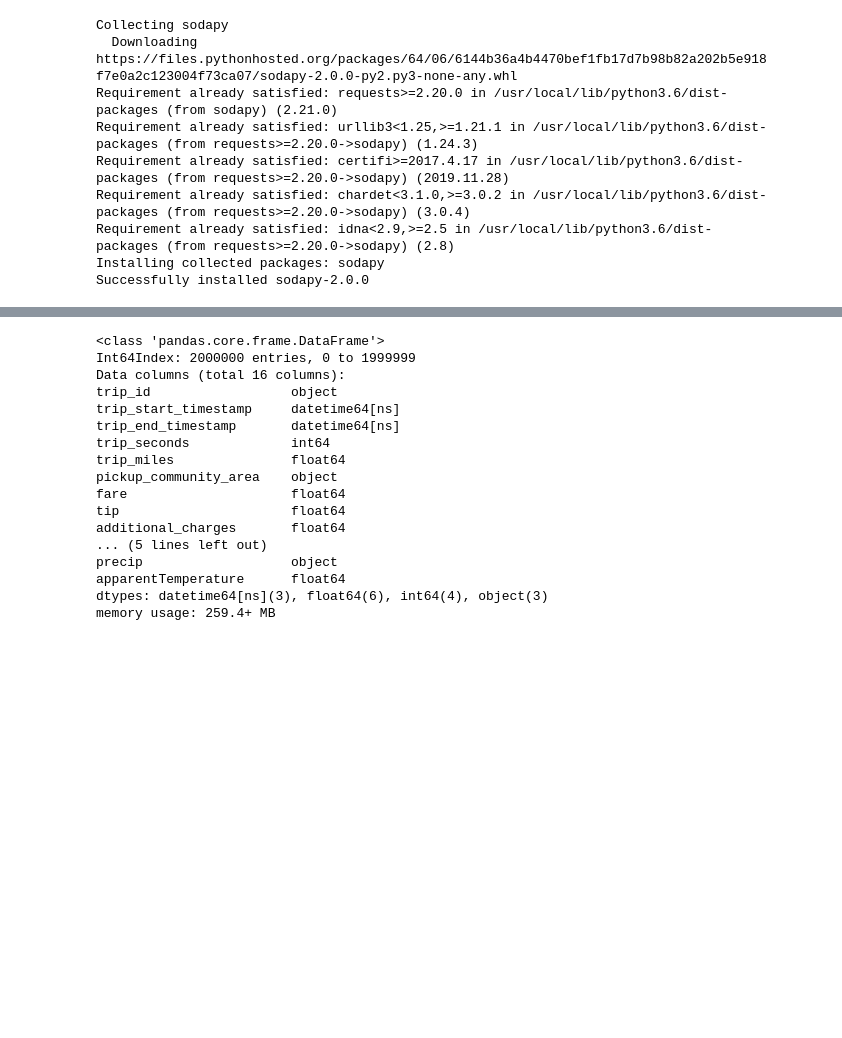
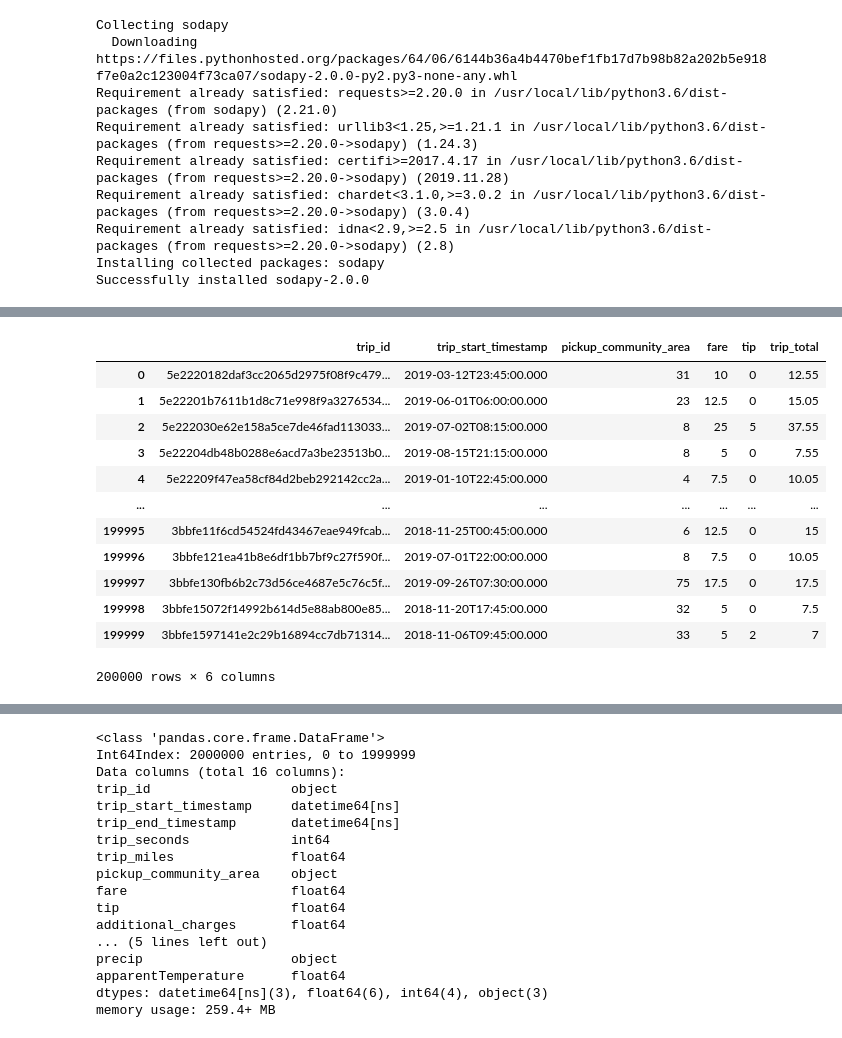
Before and after one commit to muoyo/chicago-ridesharing, a Jupyter notebook: notebooks/rideshare_EDA.ipynb, the cells around one changed output, grey strips where cells are left out. Saved outputs shown, nothing was run; the diff lists cells and outputs as text; code cells hidden in the pictures; blank space fills up the shorter version.

Commit message:
Random sampling completed, tested, and timed

```diff
--- a/notebooks/rideshare_EDA.ipynb
+++ b/notebooks/rideshare_EDA.ipynb
@@ -28,7 +28,7 @@ from sklearn.metrics import mean_squared_error, mean_squared_log_error
 from sklearn.linear_model import LinearRegression
 %matplotlib inline
 # %%
-def get_random_samples(client, num_samples=1000, sample_size=1000):
+def get_random_samples(client, num_samples=200, sample_size=1000):
 
     start = time.time()
 
@@ -88,3 +105,20 @@ Pure Python time: 374.9163703918457 sec.
+# %%
+samples_df = pd.DataFrame.from_records(samples)
+samples_df
+# %% [output]
+|  | trip_id | trip_start_timestamp | pickup_community_area | fare | tip | trip_total |
+| 0 | 5e2220182daf3cc2065d2975f08f9c479... | 2019-03-12T23:45:00.000 | 31 | 10 | 0 | 12.55 |
+| 1 | 5e22201b7611b1d8c71e998f9a3276534... | 2019-06-01T06:00:00.000 | 23 | 12.5 | 0 | 15.05 |
+| 2 | 5e222030e62e158a5ce7de46fad113033... | 2019-07-02T08:15:00.000 | 8 | 25 | 5 | 37.55 |
+| 3 | 5e22204db48b0288e6acd7a3be23513b0... | 2019-08-15T21:15:00.000 | 8 | 5 | 0 | 7.55 |
+| 4 | 5e22209f47ea58cf84d2beb292142cc2a... | 2019-01-10T22:45:00.000 | 4 | 7.5 | 0 | 10.05 |
+| ... | ... | ... | ... | ... | ... | ... |
+| 199995 | 3bbfe11f6cd54524fd43467eae949fcab... | 2018-11-25T00:45:00.000 | 6 | 12.5 | 0 | 15 |
+| 199996 | 3bbfe121ea41b8e6df1bb7bf9c27f590f... | 2019-07-01T22:00:00.000 | 8 | 7.5 | 0 | 10.05 |
+| 199997 | 3bbfe130fb6b2c73d56ce4687e5c76c5f... | 2019-09-26T07:30:00.000 | 75 | 17.5 | 0 | 17.5 |
+| 199998 | 3bbfe15072f14992b614d5e88ab800e85... | 2018-11-20T17:45:00.000 | 32 | 5 | 0 | 7.5 |
+| 199999 | 3bbfe1597141e2c29b16894cc7db71314... | 2018-11-06T09:45:00.000 | 33 | 5 | 2 | 7 |
+200000 rows × 6 columns
 # %%
 #!/usr/bin/env python
 
```
Also changed, not shown: parts of 2 cells of this notebook.
